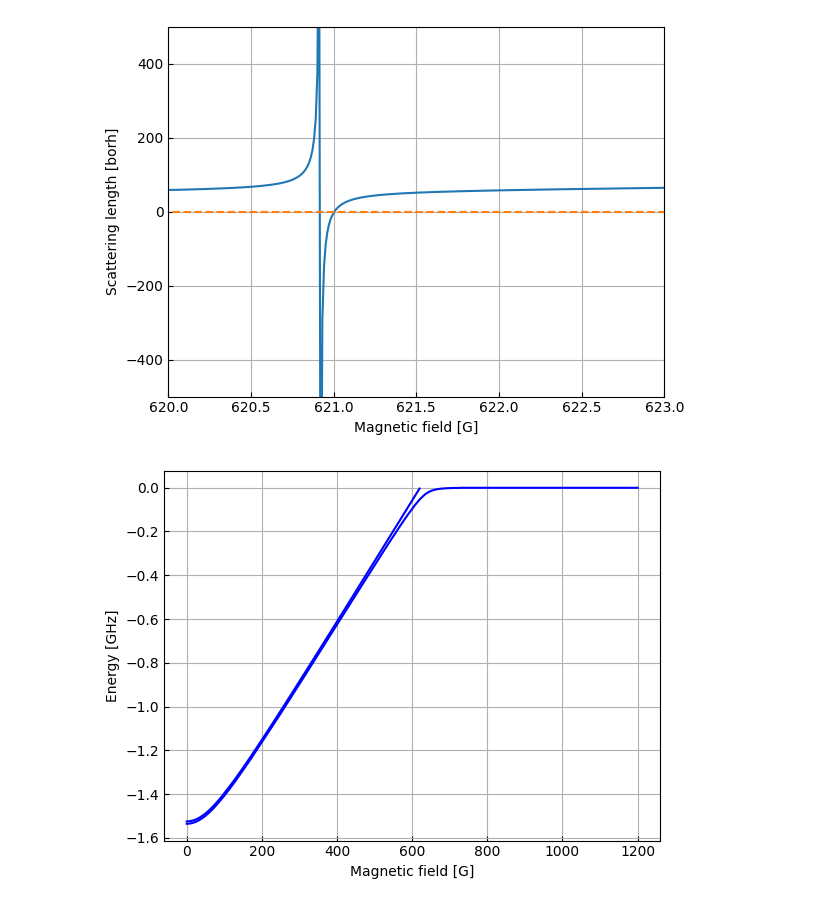
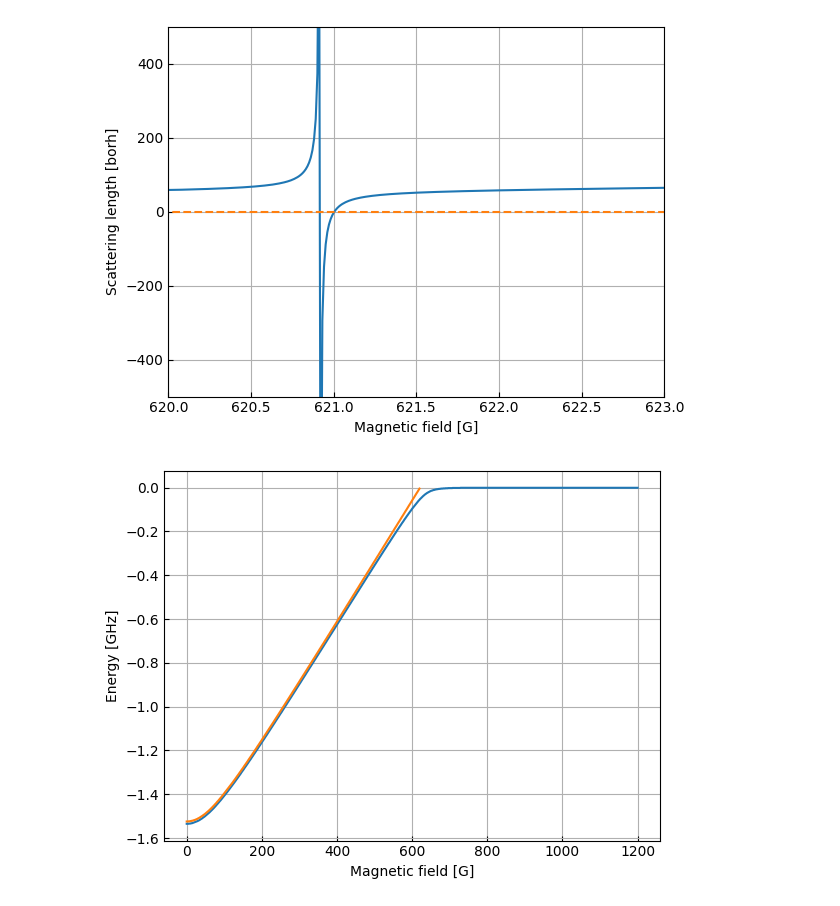
Before and after one commit to Wleter/quantum-rs, a Jupyter notebook: scattering-problems/analysis/li2_analysis.ipynb, the cells around one changed output. Drawn from its saved outputs; the diff is of its cells as text; code cells hidden in the pictures.

Commit message:
small fix to the bound states calc, optimize later

```diff
--- a/scattering-problems/analysis/li2_analysis.ipynb
+++ b/scattering-problems/analysis/li2_analysis.ipynb
@@ -81,16 +81,16 @@ ax.set_ylabel("Scattering length [borh]");
 # %%
 from py_common.bounds_dependence import BoundsDependence
 
 bounds = BoundsDependence.parse_json(f"{DATA_PATH}/li2_bound_states.json")
 
 fig, ax = utility.plot()
 
 for state in bounds.states():
-	ax.plot(state[:, 0], state[:, 1], color="blue")
+	ax.plot(state[:, 0], state[:, 1])
 
 ax.set_ylabel(f"Energy [GHz]")
 ax.set_xlabel("Magnetic field [G]");
 
 # ax.set_xlim(620, 623);
 # %% [output]
-[figure, old version]
+[figure, new version]
```
Also changed, not shown: 1 other file.
